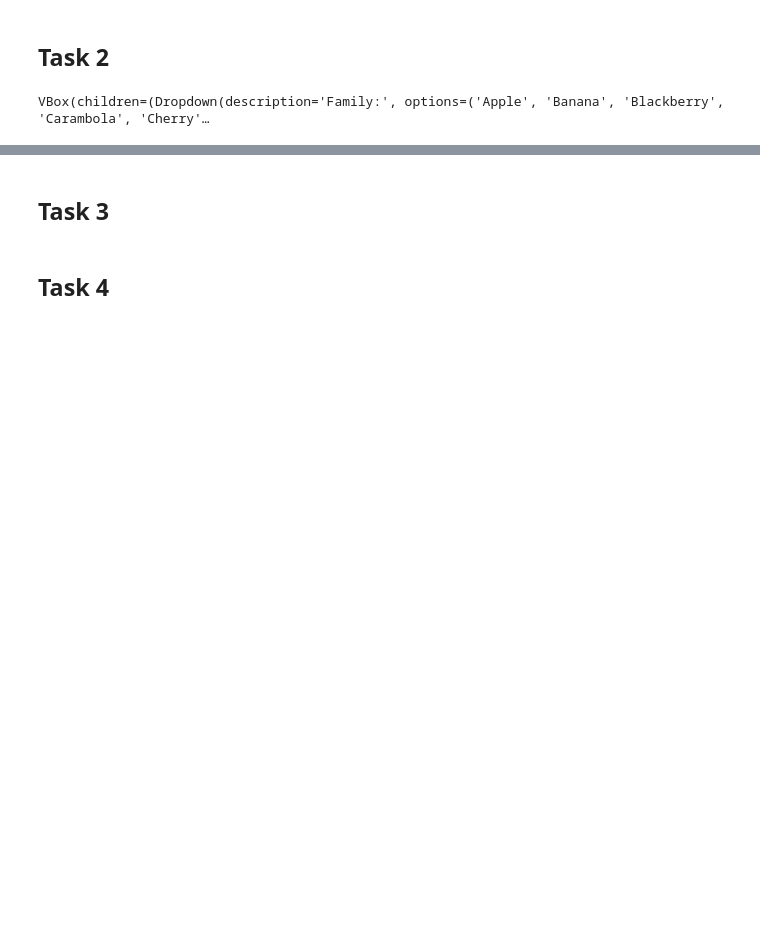
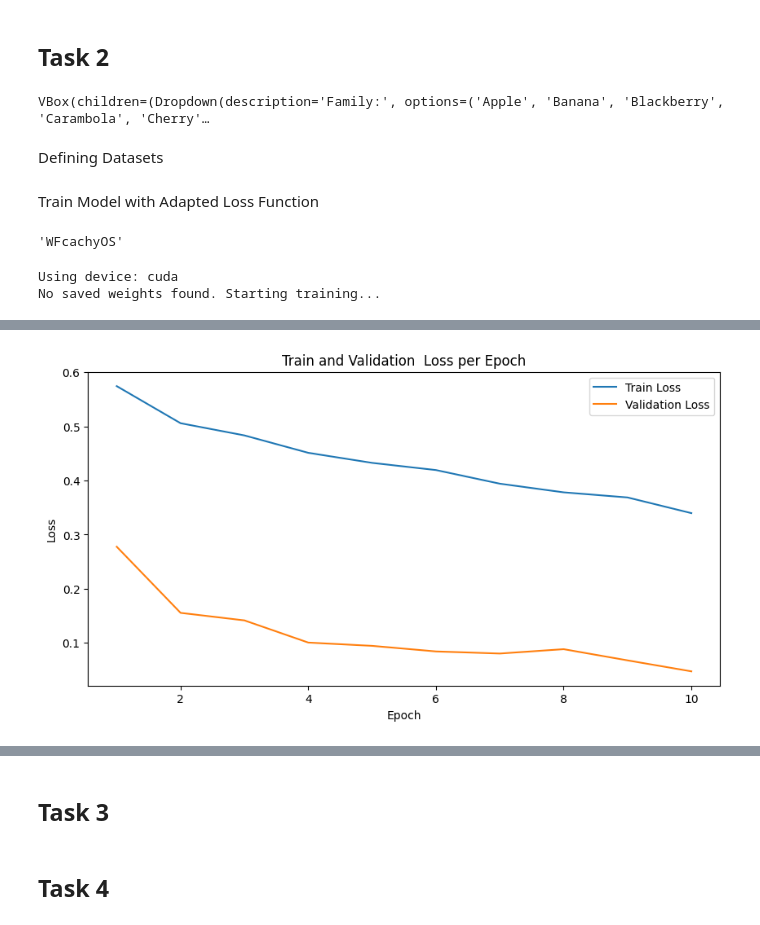
Before and after one commit to WouterFeijen/DL-Assignment-1, a Jupyter notebook: ass1_skeleton.ipynb, the cells around one changed output, grey strips where cells are left out. Drawn from its saved outputs; the diff is of its cells as text; code cells hidden in the pictures; blank space fills up the shorter version.

```diff
--- a/ass1_skeleton.ipynb
+++ b/ass1_skeleton.ipynb
@@ -832,6 +832,8 @@ update_slider()
 display(widgets.VBox([family_dd, item_dd, frame_slider, output]))
 # %% [output]
 VBox(children=(Dropdown(description='Family:', options=('Apple', 'Banana', 'Blackberry', 'Carambola', 'Cherry'…
+# %% [markdown]
+Defining Datasets
 # %%
 train_data = GardenDataset(subset="train", transform=transform)
 
@@ -853,0 +854,73 @@ test_new_data_family = GardenDataset(subset="test", transform=transform, family_
+# %% [markdown]
+Train Model with Adapted Loss Function
+# %%
+platform.node()
+# %% [output]
+'WFcachyOS'
+# %%
+# model w same architecture, same hyperparams
+print(f"Using device: {device}")
+
+train_sampler_g = BalancedBatchSampler(train_data.targets, n_classes=10, n_samples=20)
+val_sampler_g   = BalancedBatchSampler(test_data.targets,  n_classes=10, n_samples=20)
+train_loader_g = torch.utils.data.DataLoader(
+    train_data,
+    batch_sampler=train_sampler_g,
+    num_workers=4 if platform.node()=="WFcachyOS" else 0,
+    pin_memory=True
+)
+val_loader_g = torch.utils.data.DataLoader(
+    test_data,
+    batch_sampler=val_sampler_g,
+    num_workers=4 if platform.node()=="WFcachyOS" else 0,
+    pin_memory=True
+)
+
+margin_g = 1
+
+triplet_selector_g   = InformativeTripletSelector(margin=margin_g)
+criterion_g          = TripletLoss(margin=margin_g, triplet_selector=triplet_selector_g)
+criterion_g_val      = TripletLoss(margin=margin_g, triplet_selector=RandomTripletSelector())
+
+garden_model = EmbeddingNet(embedding_dim=128).to(device)
+optimizer_g          = torch.optim.Adam(garden_model.parameters(), lr=1e-3, weight_decay=1e-5)
+
+base_path = get_base_path()
+model_save_path_t2 = os.path.join(base_path,"garden_model.pth")
+
+if os.path.exists(model_save_path_t2):
+    print("Found existing model weights. Loading...")
+    # load dictionary
+    checkpoint_t2 = torch.load(model_save_path_t2, map_location=device, weights_only=False)
+
+    # load weights and set model to eval mode
+    garden_model.load_state_dict(checkpoint_t2["model_state_dict"])
+    garden_model.eval()
+    print("Model loaded successfully!")
+
+    plot_loss_history(checkpoint_t2['train_losses'], checkpoint_t2['validation_losses'])
+
+else:
+    print("No saved weights found. Starting training...")
+    # train model
+    trainer_g = Trainer(
+        model=garden_model, device=device,
+        criterion=criterion_g, optimizer=optimizer_g,
+        train_DataLoader=train_loader_g,
+        validation_DataLoader=val_loader_g,
+        n_epochs=10,
+        criterion_validation=criterion_g_val,
+    )
+
+    train_losses,val_losses = trainer_g.run_trainer() #5min40.4sec
+
+    # create checkpoint
+    checkpoint = {
+        'model_state_dict': garden_model.state_dict(),
+        'train_losses': train_losses,
+        'validation_losses': val_losses
+    }
+    torch.save(checkpoint, model_save_path_t2)
+# %% [output]
+Using device: cuda
+No saved weights found. Starting training...
@@ -853,0 +937 @@ test_new_data_family = GardenDataset(subset="test", transform=transform, family_
+[figure, added]
```
Also changed, not shown: parts of 4 cells of this notebook, 3 other files.
